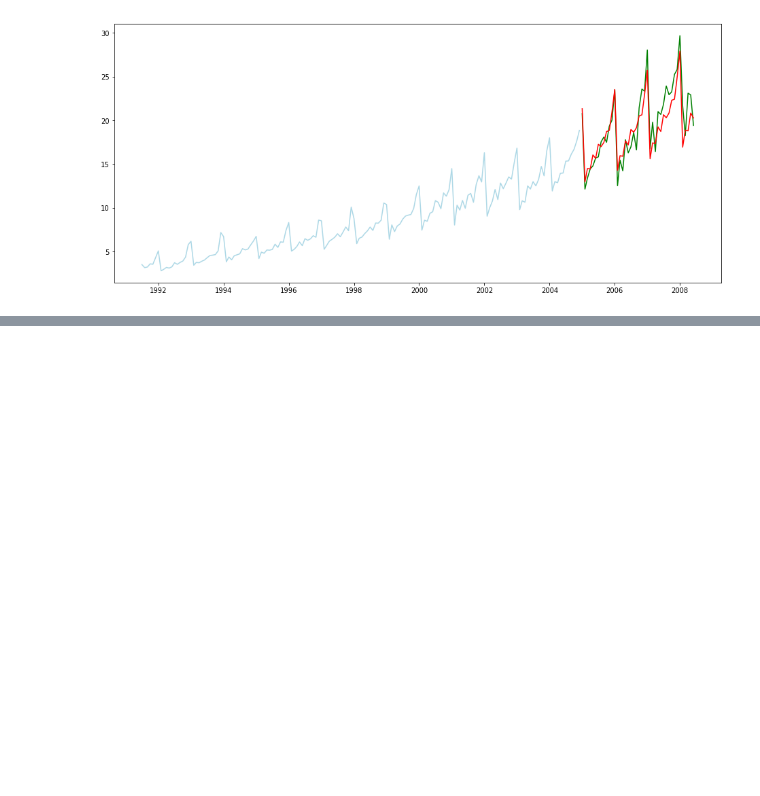
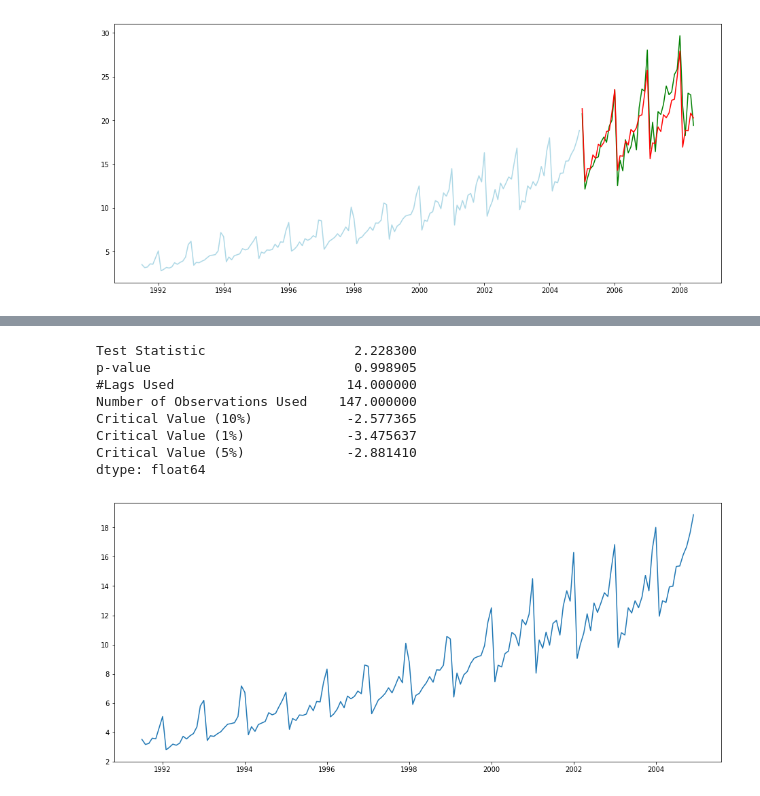
Before and after one commit to prakashjayy/Time_Series_Course, a Jupyter notebook: Session-2.ipynb, the cells around one changed output, grey strips where cells are left out. Cells and saved outputs as stored; diff of their text form; code cells hidden in the pictures; blank space fills up the shorter version.

```diff
--- a/Session-2.ipynb
+++ b/Session-2.ipynb
@@ -19,12 +19,12 @@ from sklearn.metrics import mean_squared_error
 import matplotlib.pyplot as plt
 %matplotlib inline
 
-ts = pd.read_csv("data/AusAntidiabeticDrug.csv")
-ts["ds"] = pd.to_datetime(ts["ds"])
-ts.index = ts["ds"]
-ts = ts[["y"]]
-print(ts.shape)
-ts.head()
+tss = pd.read_csv("data/AusAntidiabeticDrug.csv")
+tss["ds"] = pd.to_datetime(tss["ds"])
+tss.index = tss["ds"]
+tss = tss[["y"]]
+print(tss.shape)
+tss.head()
 # %% [output]
 (204, 1)
 |  | y |
@@ -37,8 +37,8 @@ ts.head()
 # %% [markdown]
 ## Split the data into train and test
 # %%
-x_train = ts[ts.index <datetime.datetime(2005, 1, 1, 0, 0, 0)]
-x_test = ts[ts.index >=datetime.datetime(2005, 1, 1, 0, 0, 0)]
+x_train = tss[tss.index <datetime.datetime(2005, 1, 1, 0, 0, 0)]
+x_test = tss[tss.index >=datetime.datetime(2005, 1, 1, 0, 0, 0)]
 print(x_train.shape, x_test.shape)
 # %% [output]
 (162, 1) (42, 1)
@@ -383,0 +254,24 @@ plt.show()
+# %%
+from statsmodels.tsa.stattools import adfuller
+
+def stationarity_test(data):
+    dftest = adfuller(data.y, autolag='AIC')
+    dfoutput = pd.Series(dftest[0:4], index=['Test Statistic','p-value','#Lags Used','Number of Observations Used'])
+    for key,value in dftest[4].items():
+        dfoutput['Critical Value (%s)'%key] = value
+    print(dfoutput)
+    plt.figure(figsize=(16, 7))
+    plt.plot(data.index, data.y)
+    plt.show()
+
+stationarity_test(x_train)
+# %% [output]
+Test Statistic                   2.228300
+p-value                          0.998905
+#Lags Used                      14.000000
+Number of Observations Used    147.000000
+Critical Value (10%)            -2.577365
+Critical Value (1%)             -3.475637
+Critical Value (5%)             -2.881410
+dtype: float64
+[figure, added]
```
Also changed, not shown: parts of 40 cells of this notebook, 3 other files.
